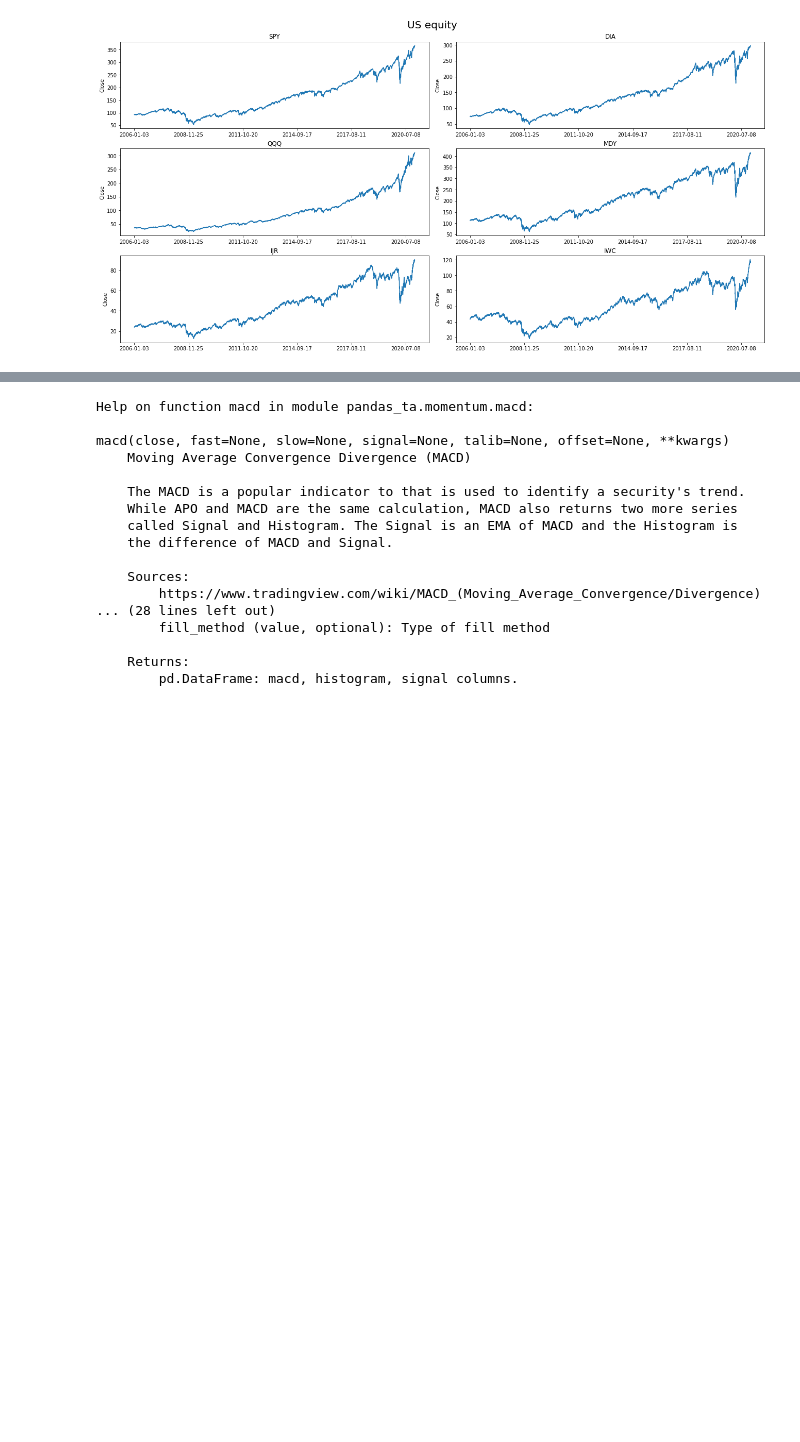
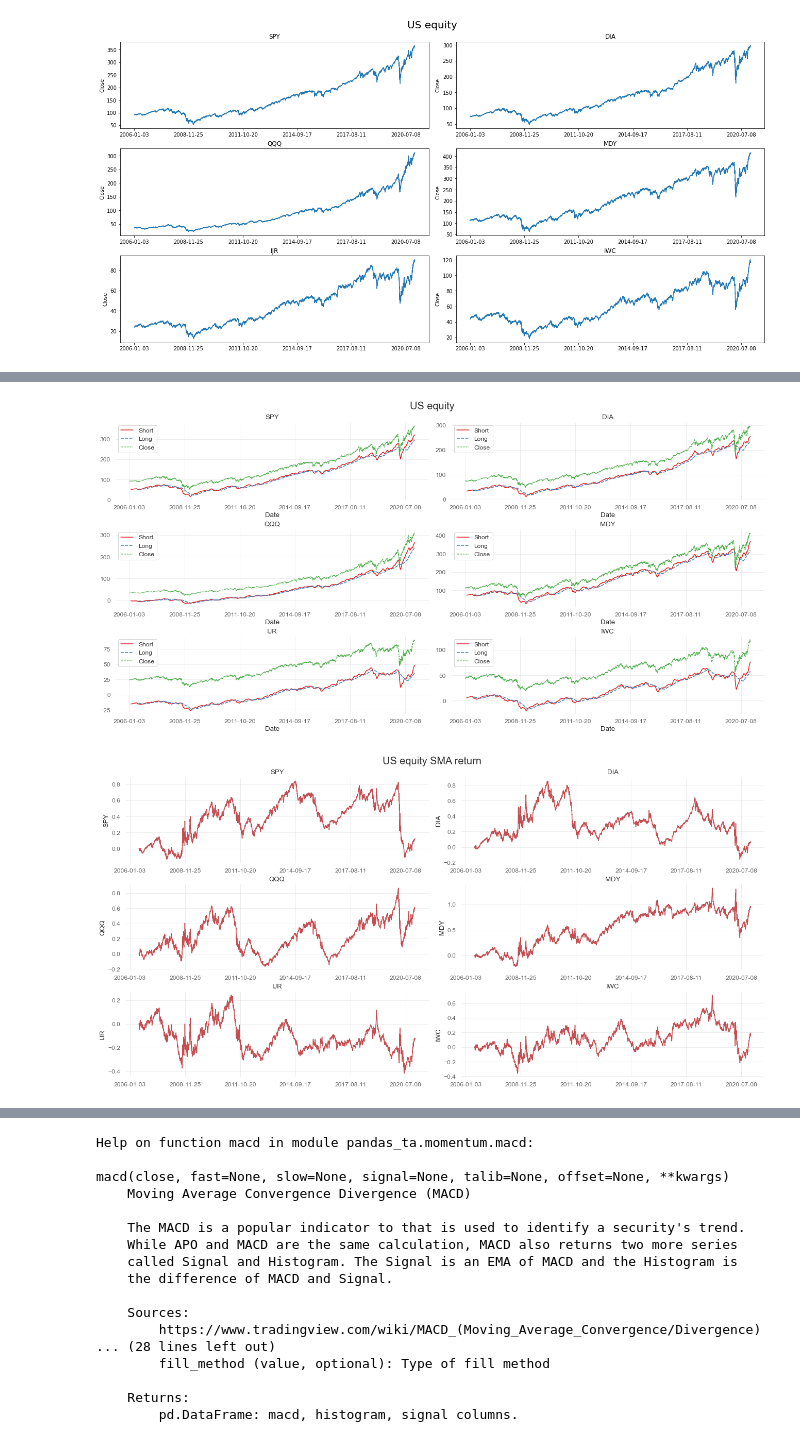
Before and after one commit to zazzooo/MATS, a Jupyter notebook: notebooks/download_security.ipynb, the cells around one changed output, grey strips where cells are left out. Cells and saved outputs as stored; diff of their text form; code cells hidden in the pictures; blank space fills up the shorter version.

Commit message:
update plot in download_security

```diff
--- a/notebooks/download_security.ipynb
+++ b/notebooks/download_security.ipynb
@@ -228,0 +196,8 @@ for ax, i, sec in zip(axs.flat, ((0,0), (0,1), (1,0), (1,1), (2,0), (2,1),), ['U
+# %%
+signal_df, df_rolling_mean = mru.create_mean_rev_signal(US_eq_close, 120, 20)
+df_rolling_mean
+df_plot = pd.DataFrame()
+df_plot['Short'] = df_rolling_mean['SPY' + '_short']
+df_plot['Long'] = df_rolling_mean['SPY' + '_long']
+df_plot['Close'] = US_equity['SPY']['Close']
+df_plot.reindex(US_equity.index.to_list())
@@ -228,0 +219,38 @@ for ax, i, sec in zip(axs.flat, ((0,0), (0,1), (1,0), (1,1), (2,0), (2,1),), ['U
+# %%
+import mean_rev_utl as mru
+import html_evaluation_portfolio as hep
+from quantstats.stats import compsum
+
+US_eq_close = US_equity.iloc[:, US_equity.columns.get_level_values(1)=='Close']
+US_eq_close.columns = US_eq_close.columns.droplevel(1)
+signal_df, df_rolling_mean = mru.create_mean_rev_signal(US_eq_close, 120, 20)
+data_r = hep.return_df(US_eq_close) #returns of securities
+
+data_earnings = hep.df_earnings(signal_df, data_r) #compute the earnings
+
+fig, axs = plt.subplots(nrows=3, ncols=2, constrained_layout=True, figsize=(18, 9))
+fig.suptitle('US equity', size = 20)
+
+# returns security plot
+for ax, i, sec in zip(axs.flat, ((0,0), (0,1),(1,0), (1,1), (2,0), (2,1)),['SPY', 'DIA', 'QQQ', 'MDY', 'IJR', 'IWC']):
+    df_plot = pd.DataFrame()
+    df_plot['Short'] = df_rolling_mean[sec + '_short'] - 60
+    df_plot['Long'] = df_rolling_mean[sec + '_long'] - 60
+    df_plot['Close'] = US_equity[sec]['Close']
+    df_plot.reindex(US_equity.index.to_list())
+    sns.lineplot(ax=axs[i[0],i[1]],data = df_plot, palette="Set1").set(title=sec)
+    ax.xaxis.set_major_locator(mdates.YearLocator(2))
+plt.show()
+
+fig, axs = plt.subplots(nrows=3, ncols=2, constrained_layout=True, figsize=(18, 9))
+fig.suptitle('US equity SMA return', size = 20)
+# returns strategy plot
+for ax, i, sec in zip(axs.flat, ((0,0), (0,1),(1,0), (1,1), (2,0), (2,1)),['SPY', 'DIA', 'QQQ', 'MDY', 'IJR', 'IWC']):
+    Y = compsum(data_earnings[sec])
+    X = data_earnings.index.to_list()
+    sns.lineplot(ax=axs[i[0],i[1]],x=X, y=Y, color = 'r').set(title=sec)
+    ax.xaxis.set_major_locator(mdates.YearLocator(2))
+plt.show()
+# %% [output]
+[figure, added]
+[figure, added]
```
Also changed, not shown: parts of 14 cells of this notebook, 9 other files.
